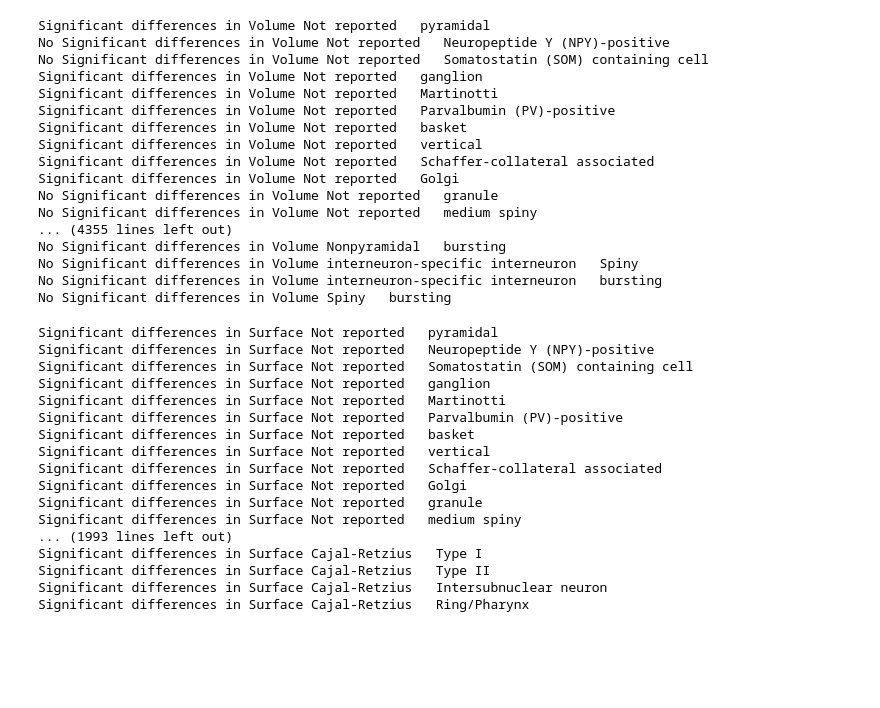
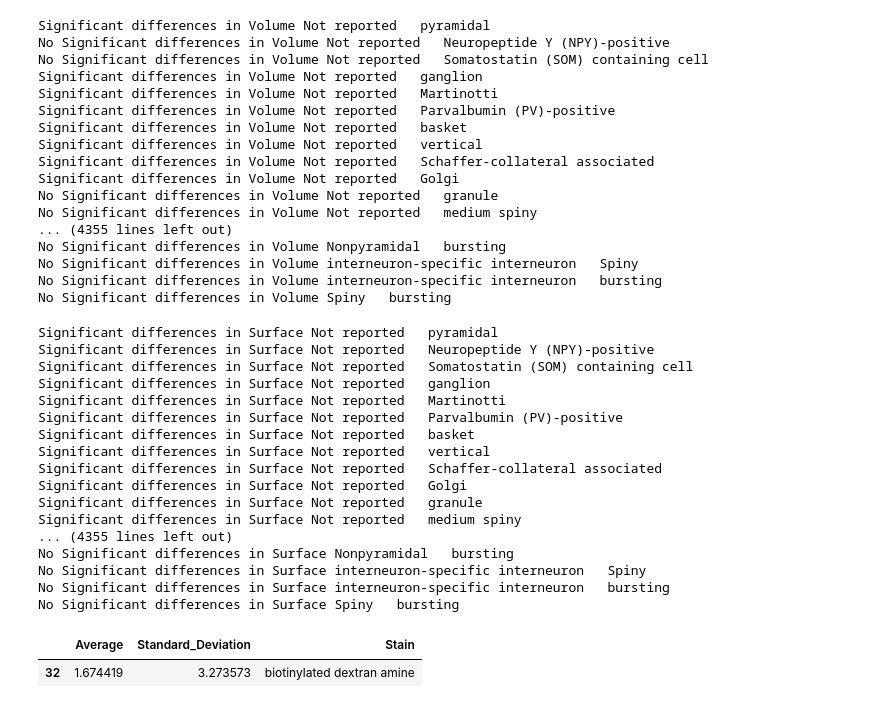
Before and after one commit to mahershammaa/DataAnalytics_Group2, a Jupyter notebook: DataAnalytics_Group2.ipynb, the cells around one changed output. Cells and saved outputs as stored; diff of their text form; code cells hidden in the pictures; blank space fills up the shorter version.

```diff
--- a/DataAnalytics_Group2.ipynb
+++ b/DataAnalytics_Group2.ipynb
@@ -72,7 +72,7 @@ columns=[
 'Average_Bifurcation_Angle_Remote'    ,
 'Fractal_Dimension'                   ,
 'Soma_Surface_1'            ]
-df = original_df
+df = original_df.copy()
 df.columns = columns
 # %%
 #Defining a sort function to be used later
@@ -221,11 +221,11 @@ Significant differences in Surface Not reported   Schaffer-collateral associated
 Significant differences in Surface Not reported   Golgi
 Significant differences in Surface Not reported   granule
 Significant differences in Surface Not reported   medium spiny
-... (1993 lines left out)
-Significant differences in Surface Cajal-Retzius   Type I
-Significant differences in Surface Cajal-Retzius   Type II
-Significant differences in Surface Cajal-Retzius   Intersubnuclear neuron
-Significant differences in Surface Cajal-Retzius   Ring/Pharynx
+... (4355 lines left out)
+No Significant differences in Surface Nonpyramidal   bursting
+No Significant differences in Surface interneuron-specific interneuron   Spiny
+No Significant differences in Surface interneuron-specific interneuron   bursting
+No Significant differences in Surface Spiny   bursting
 # %%
 #Since running through ~6000 results for one comparison, we defined a compare function for all three qualities we were hunting
 def compare_secondary_branches(type1,type2,df):
@@ -279,9 +279,12 @@ for n in range(0,len(Types)):
 Averages_stain[2]=Types
 Averages_stain.columns = ['Average', 'Standard_Deviation', 'Stain']
 # %%
-Minimum_stain = Averages.where(Averages.Average ==Averages.Average.min()).dropna()
+Minimum_stain = Averages_stain.where(Averages_stain.Average ==Averages_stain.Average.min()).dropna()
 Minimum_stain
 #So biotinylated dextran amine gives the least amount of non-reports
+# %% [output]
+|  | Average | Standard_Deviation | Stain |
+| 32 | 1.674419 | 3.273573 | biotinylated dextran amine |
 # %%
 for n in range(0, len(Types)):
     data1 = not_reported.where(not_reported.Stain == Types[n]).dropna()
```
Also changed, not shown: parts of 8 cells of this notebook.
